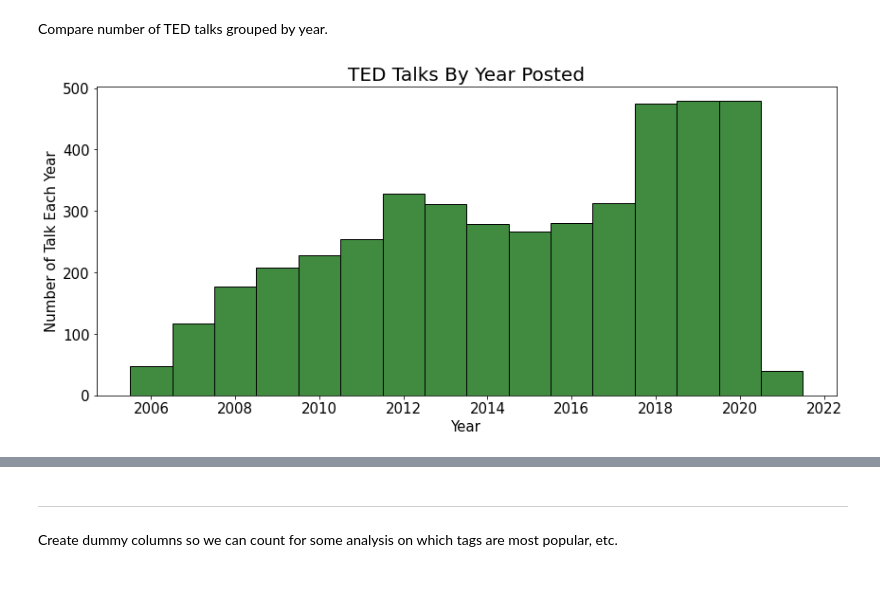
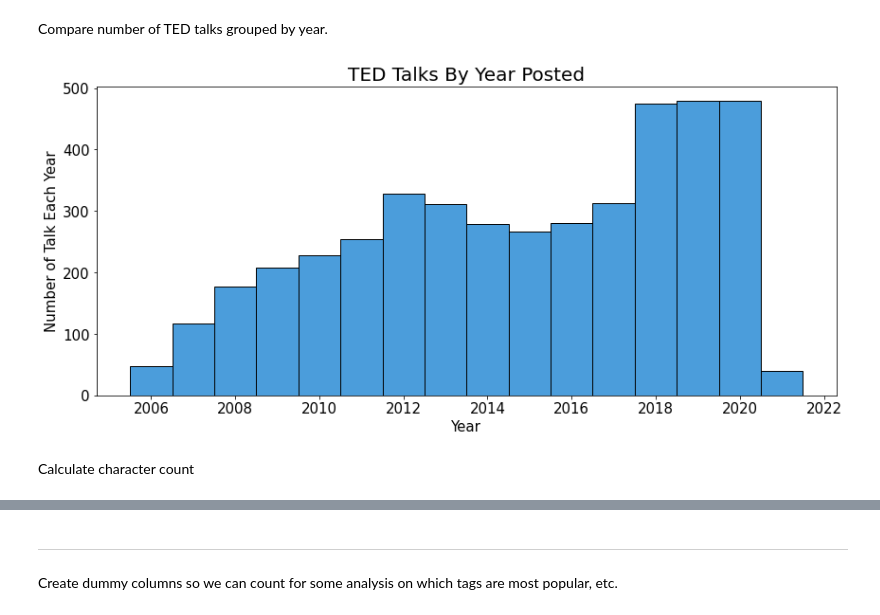
Before and after one commit to pmiller50/ted_talk_gen, a Jupyter notebook: code/02b_Dummies_and_EDA.ipynb, the cells around one changed output, grey strips where cells are left out. Drawn from its saved outputs; the diff is of its cells as text; code cells hidden in the pictures; blank space fills up the shorter version.

```diff
--- a/code/02b_Dummies_and_EDA.ipynb
+++ b/code/02b_Dummies_and_EDA.ipynb
@@ -46,13 +46,15 @@ Compare number of TED talks grouped by year.
 # %%
 fig, ax = plt.subplots(figsize=(14,6))
 
-ax = sns.histplot(x='year', data=transcripts, ax=ax, discrete=True, color='darkgreen')
+ax = sns.histplot(x='year', data=transcripts, ax=ax, discrete=True, color='#0f7ccf')
 
 #ax.set_xticklabels(labels=top_20_tags.index, rotation=30)
 
 ax.set_title("TED Talks By Year Posted",fontsize=20)
 ax.set_xlabel("Year",fontsize=15)
 ax.set_ylabel("Number of Talk Each Year",fontsize=15)
 ax.tick_params(labelsize=15)
 # %% [output]
-[figure, old version]
+[figure, new version]
+# %% [markdown]
+Calculate character count
```
Also changed, not shown: parts of 18 cells of this notebook, 4 other files.
